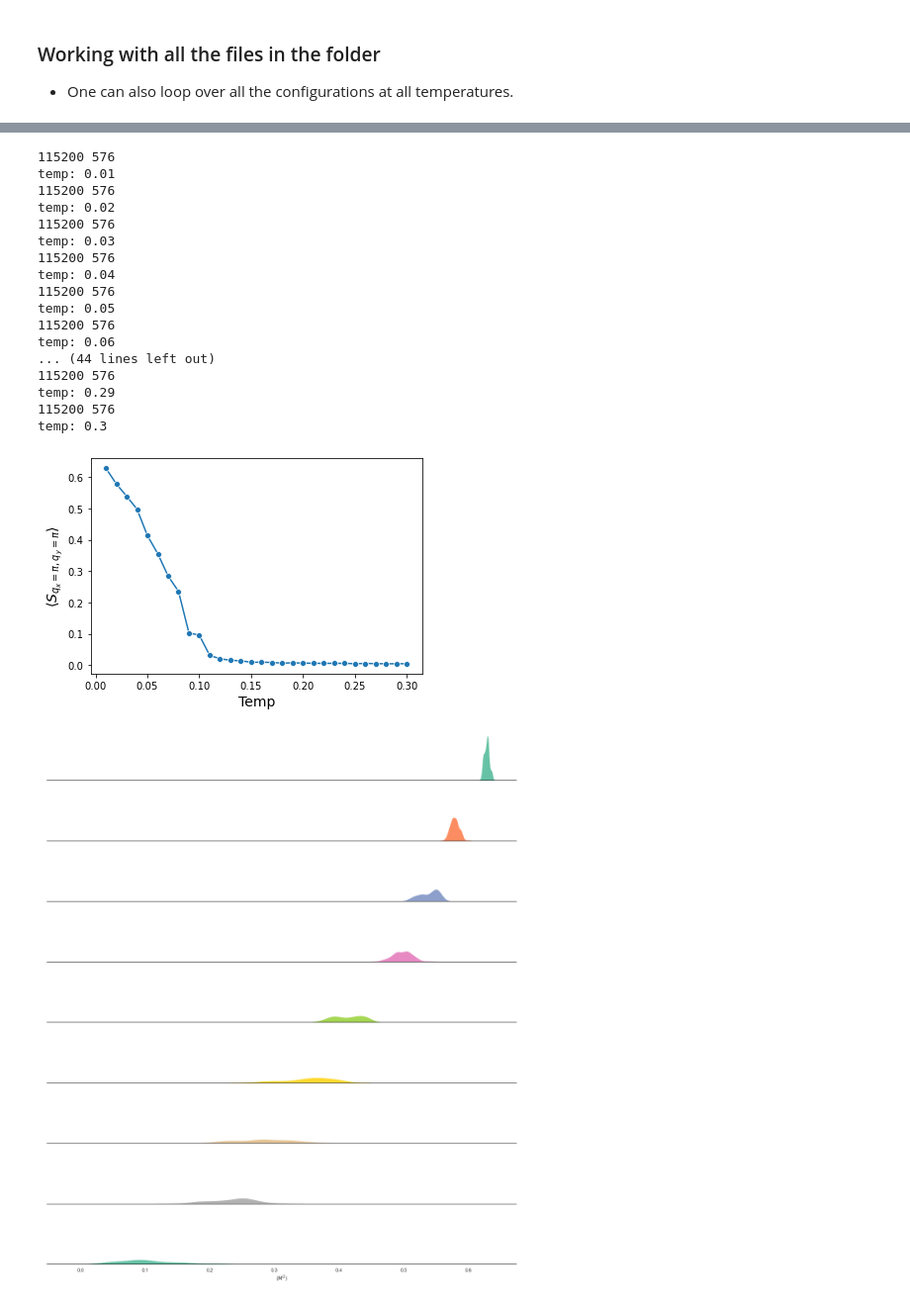
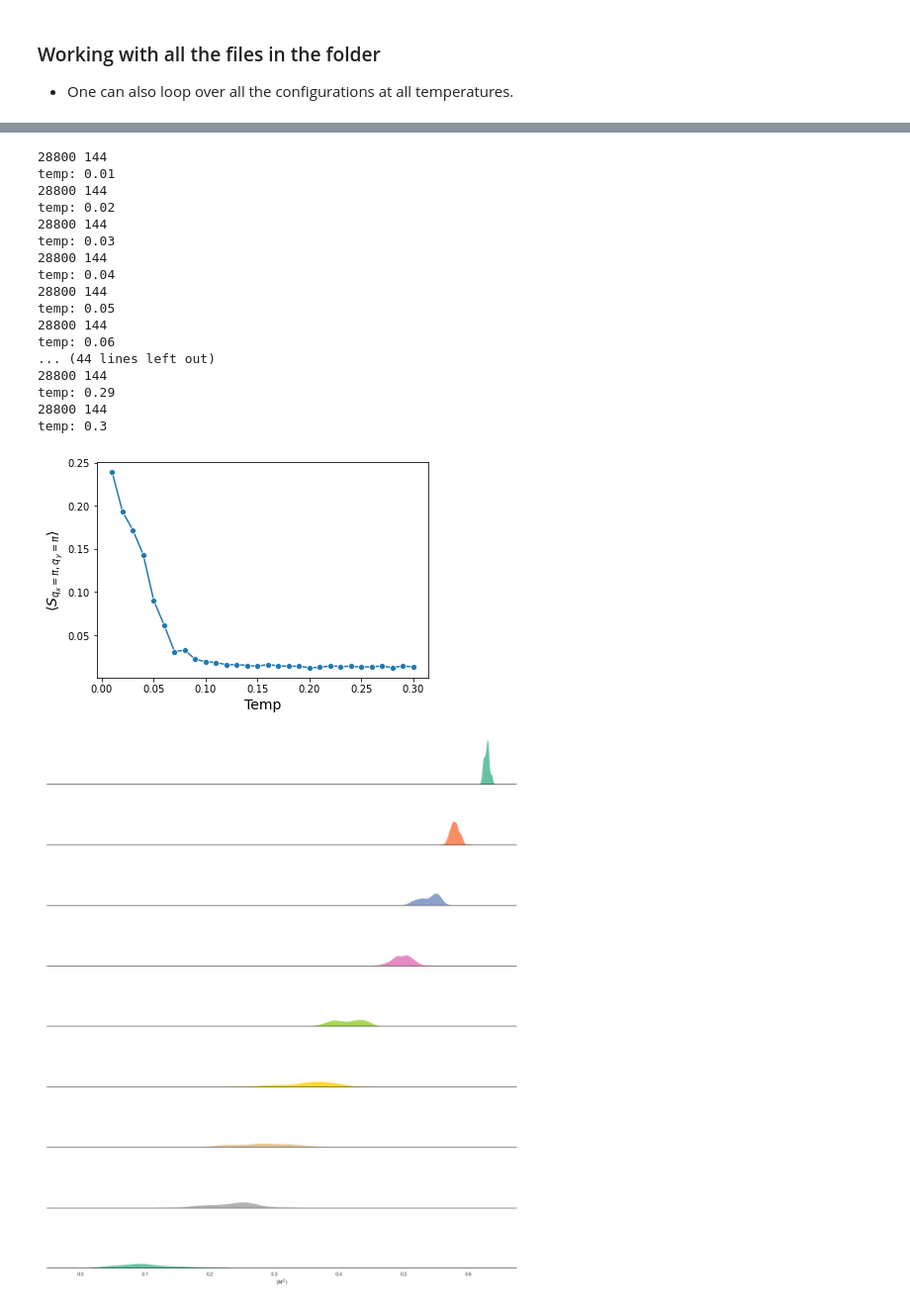
Before and after one commit to Shashi1a/tca_ptca, a Jupyter notebook: spinspincorr.ipynb, the cells around one changed output, grey strips where cells are left out. Shown at 99% size. Drawn from its saved outputs; the diff is of its cells as text; code cells hidden in the pictures.

```diff
--- a/spinspincorr.ipynb
+++ b/spinspincorr.ipynb
@@ -120,8 +120,8 @@ class StructureFactor:
             return :
                 dictfile: dictionary containing names of all the files with keys as the temperature values.
         '''
-        ### store names of all files inside the folder
-        f = glob.glob(self.fpattern)
+        ### store names of all files in a list
+        f = glob.glob(self.filepath+self.fpattern)
 
         ## file names that we need for calculations also the temperature values
         f_list,temp_list = [],[]
@@ -441,8 +460,10 @@ fig.show()
 # %%
 df_m,df_comp,df_mc = pd.DataFrame(),pd.DataFrame(),pd.DataFrame()
-L=24
-fp = './trialdata/L24/int6.0/anything624096/'
-loopobj = StructureFactor(L,filepath=fp)
+L=12
+#fp = './trialdata/L24/int6.0/anything624096/'
+filepath = "./"
+fpattern = "sep*cluster4"
+loopobj = StructureFactor(L,filepath=filepath,fpattern=fpattern)
 
 loopobj.getFile()
 crf=[]
@@ -462,31 +483,31 @@ for j in loopobj.filedict.keys():
 strfc_df = pd.DataFrame({'temp': np.array(list(loopobj.filedict.keys())) \
                 ,'sf': np.array(crf)})
 # %% [output]
-115200 576
+28800 144
 temp: 0.01
-115200 576
+28800 144
 temp: 0.02
-115200 576
+28800 144
 temp: 0.03
-115200 576
+28800 144
 temp: 0.04
-115200 576
+28800 144
 temp: 0.05
-115200 576
+28800 144
 temp: 0.06
 ... (44 lines left out)
-115200 576
+28800 144
 temp: 0.29
-115200 576
+28800 144
 temp: 0.3
 # %%
 sns.lineplot(x='temp',y='sf',data=strfc_df,markers=True,marker='o')
 plt.xlabel('Temp',fontsize=14)
 plt.ylabel(r'$\langle S_{q_{x} = \pi, q_{y}=\pi}\rangle$', fontsize=14)
 plt.show()
-strfc_df.to_csv(loopobj.filepath+f'magstrucfac_L{loopobj.L}.csv',index=[0])
+#strfc_df.to_csv(loopobj.filepath+f'magstrucfac_L{loopobj.L}.csv',index=[0])
 # %% [output]
-[figure, old version]
+[figure, new version]
 # %%
 
 def label(x,color,label):
```
Also changed, not shown: parts of 2 cells of this notebook.
